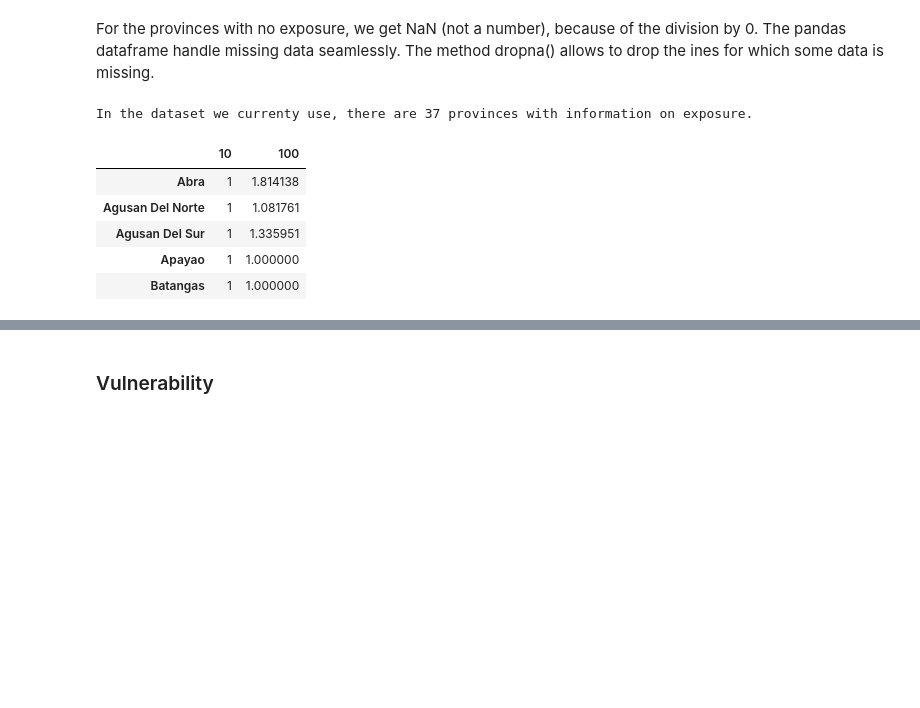
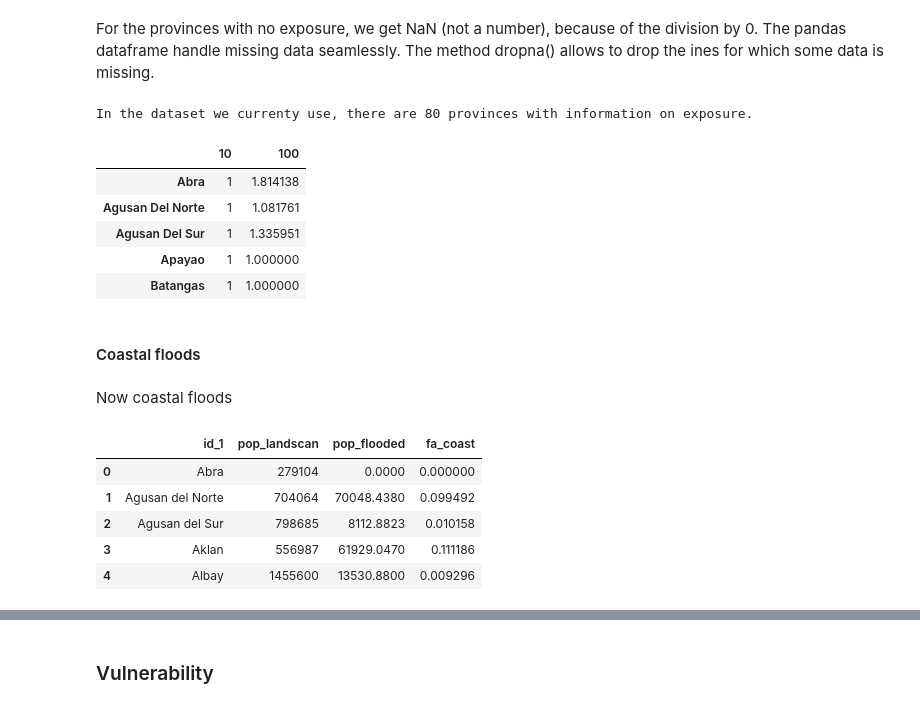
Before and after one commit to adrivsh/resilience_indicator_phl, a Jupyter notebook: data_gathering_demo.ipynb, the cells around one changed output, grey strips where cells are left out. Drawn from its saved outputs; the diff is of its cells as text; code cells hidden in the pictures; blank space fills up the shorter version.

```diff
--- a/data_gathering_demo.ipynb
+++ b/data_gathering_demo.ipynb
@@ -159,13 +160,26 @@ fa_ratios.head()
 For the provinces with no exposure, we get NaN (not a number), because of the division by 0. The pandas dataframe handle missing data seamlessly.
 The method dropna() allows to drop the ines for which some data is missing.
 # %%
-print("In the dataset we currenty use, there are {n} provinces with information on exposure.".format(n=len(fa_ratios.dropna().index)))
-fa_ratios.dropna().head()
+print("In the dataset we currenty use, there are {n} provinces with information on exposure.".format(n=len(df.fa.dropna().index)))
+fa_ratios_river.dropna().head()
 # %% [output]
-In the dataset we currenty use, there are 37 provinces with information on exposure.
+In the dataset we currenty use, there are 80 provinces with information on exposure.
 |  | 10 | 100 |
 | Abra | 1 | 1.814138 |
 | Agusan Del Norte | 1 | 1.081761 |
 | Agusan Del Sur | 1 | 1.335951 |
 | Apayao | 1 | 1.000000 |
 | Batangas | 1 | 1.000000 |
+# %% [markdown]
+#### Coastal floods
+# %% [markdown]
+Now coastal floods
+# %%
+pd.read_csv("inputs/exposure_to_coastal_foods.csv").head() #inspectng the raw data
+# %% [output]
+|  | id_1 | pop_landscan | pop_flooded | fa_coast |
+| 0 | Abra | 279104 | 0.0000 | 0.000000 |
+| 1 | Agusan del Norte | 704064 | 70048.4380 | 0.099492 |
+| 2 | Agusan del Sur | 798685 | 8112.8823 | 0.010158 |
+| 3 | Aklan | 556987 | 61929.0470 | 0.111186 |
+| 4 | Albay | 1455600 | 13530.8800 | 0.009296 |
```
Also changed, not shown: parts of 21 cells of this notebook, 7 other files.
